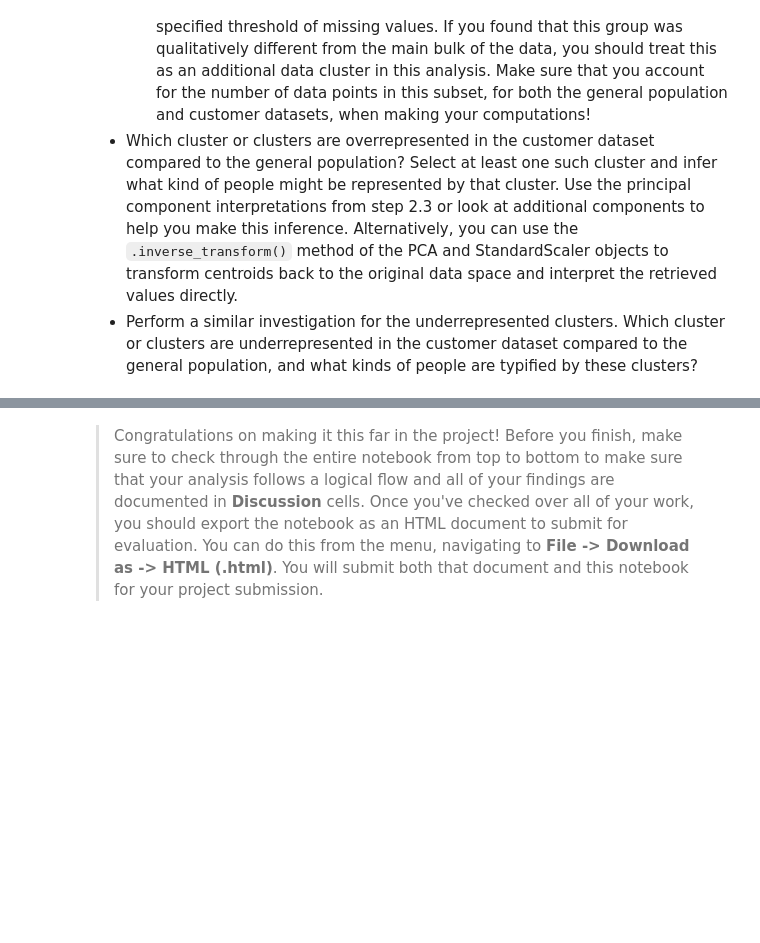
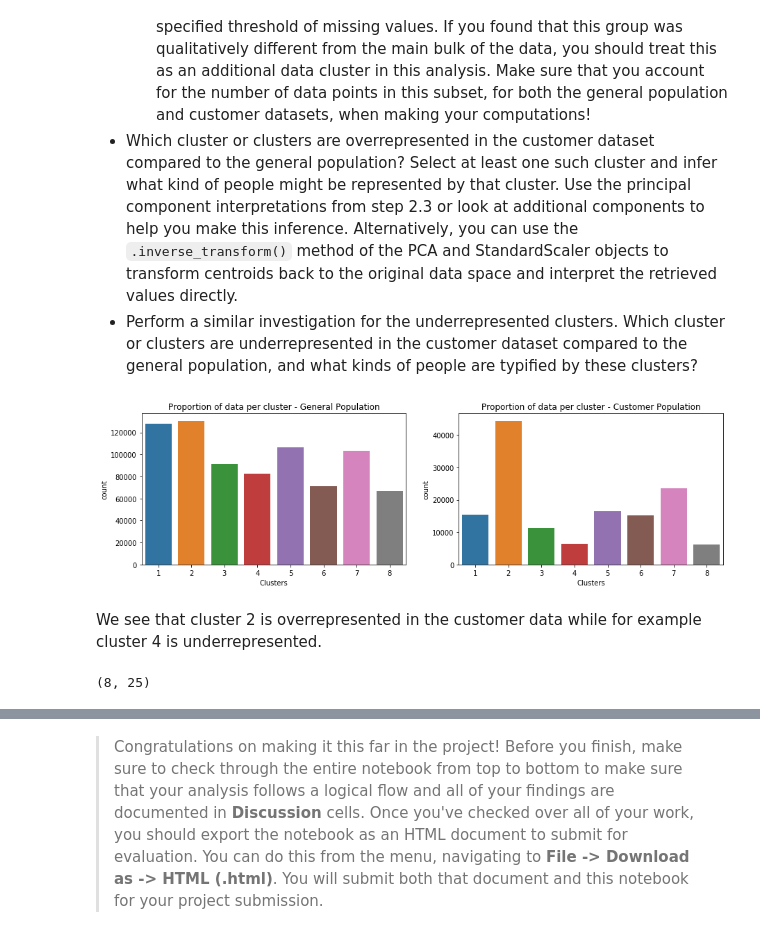
Before and after one commit to gepallas/Machine_Learning_3_Customer_Segmentation, a Jupyter notebook: Identify_Customer_Segments.ipynb, the cells around one changed output, grey strips where cells are left out. Cells and saved outputs as stored; diff of their text form; code cells hidden in the pictures; blank space fills up the shorter version.

```diff
--- a/Identify_Customer_Segments.ipynb
+++ b/Identify_Customer_Segments.ipynb
@@ -1401,6 +1619,6 @@ plt.ylabel('Avg Distance');
 # %%
 # Re-fit the k-means model with the selected number of clusters and obtain
 # cluster predictions for the general population demographics data.
-kmeans_2 = KMeans(n_clusters=4)
-model_2 = kmeans.fit(azdias_PCA_2)
+kmeans_2 = KMeans(n_clusters=8)
+model_2 = kmeans_2.fit(azdias_PCA_2)
 azdias_predictions = model_2.predict(azdias_PCA_2)
@@ -1478,7 +1714,7 @@ customers_imputed.isnull().sum().sum()
 0
 # %%
 # Apply feature scaling to the general population demographics data.
-customers_scaled = StandardScaler().fit_transform(customers_imputed)
+customers_scaled = scaler.fit_transform(customers_imputed)
 
 # Re-create dataframe with scaled data
 customers_scaled = pd.DataFrame(customers_scaled, columns=customers_imputed.columns)
@@ -1505,3 +1738,29 @@ Take a look at the following points in this step:
+# %%
+# Compare the proportion of data in each cluster for the customer data to the
+# proportion of data in each cluster for the general population.
+
+plt.figure(figsize=(15,4))
+
+plt.subplot(1,2,1)
+sns.countplot(azdias_predictions)
+plt.title('Proportion of data per cluster - General Population')
+plt.xticks(np.arange(8), np.array(range(1,9)))
+plt.xlabel('Clusters')
+
+plt.subplot(1,2,2)
+sns.countplot(customers_predictions)
+plt.title('Proportion of data per cluster - Customer Population')
+plt.xticks(np.arange(8), np.array(range(1,9)))
+plt.xlabel('Clusters');
+# %% [output]
+[figure, added]
+# %% [markdown]
+We see that cluster 2 is overrepresented in the customer data while for example cluster 4 is underrepresented.
 # %%
 # What kinds of people are part of a cluster that is overrepresented in the
 # customer data compared to the general population?
+
+# 8 clusters 25 componenets
+model_2.cluster_centers_.shape
+# %% [output]
+(8, 25)
```
Also changed, not shown: parts of 54 cells of this notebook.
